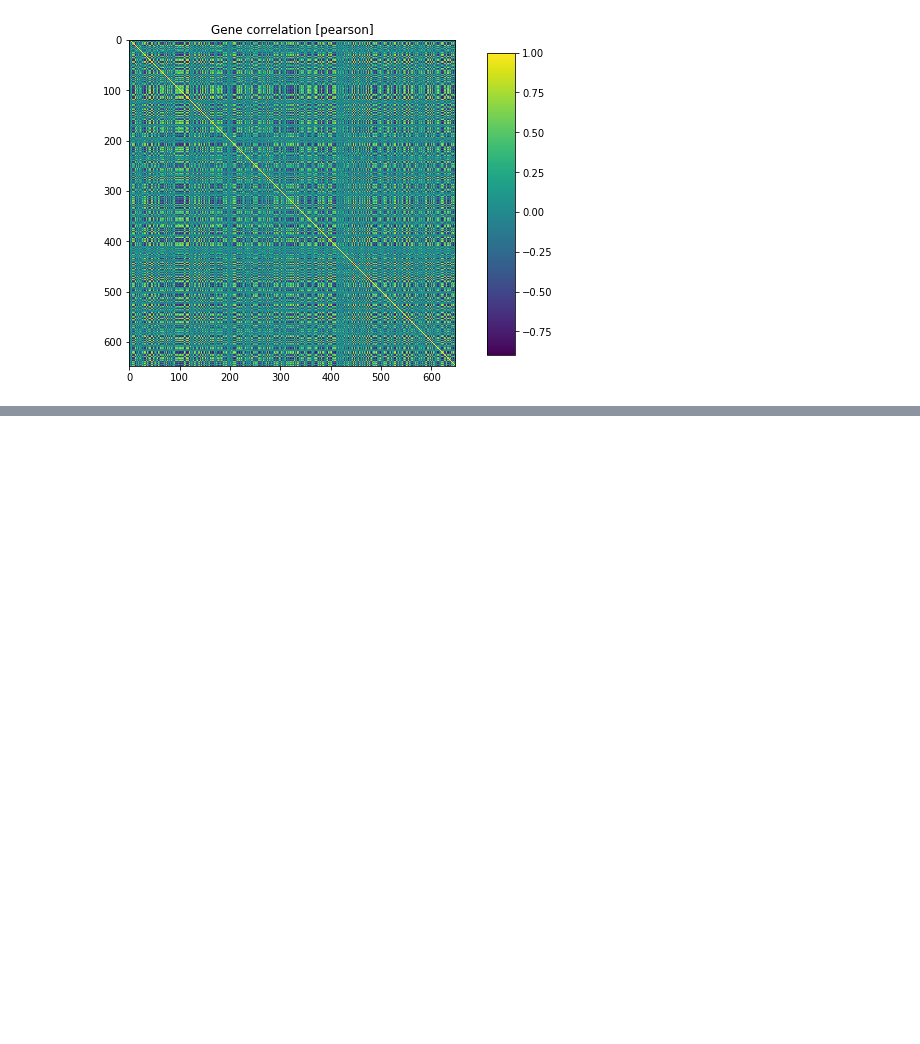
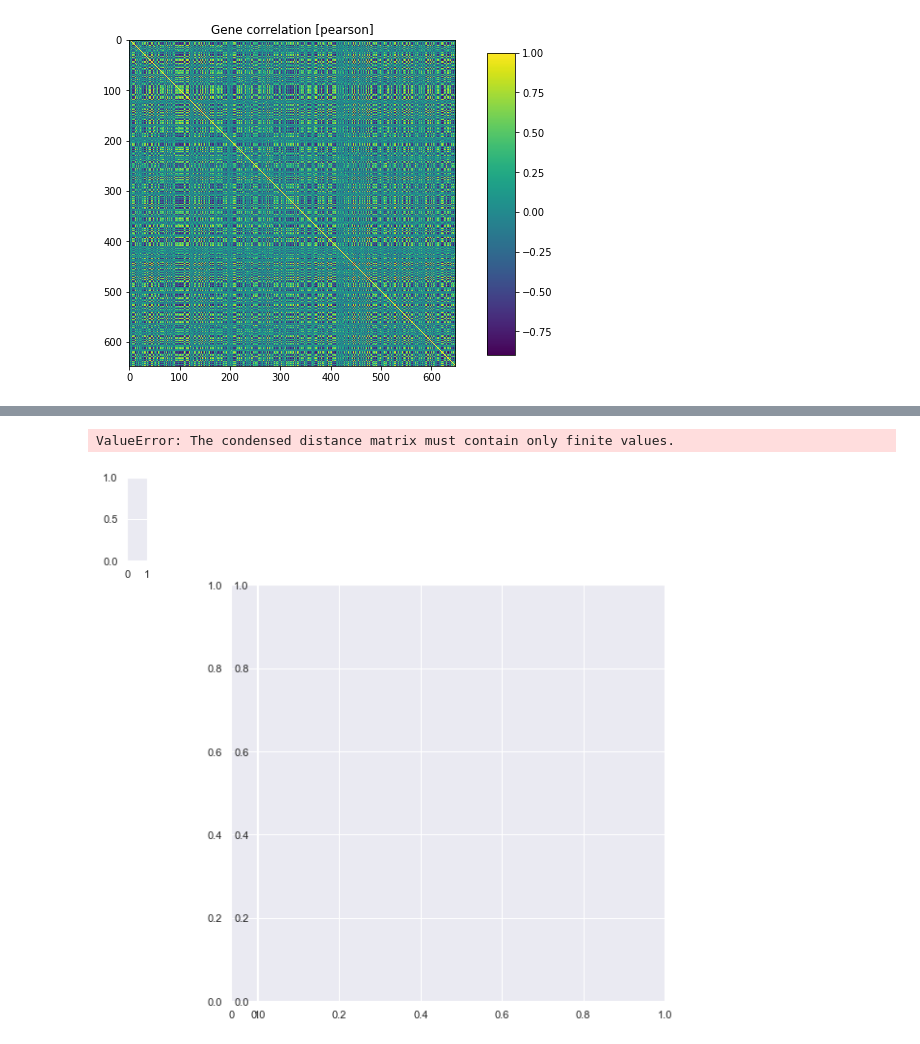
Before and after one commit to amezqui3/context_matters, a Jupyter notebook: scripts/gene_correlation.ipynb, the cells around one changed output, grey strips where cells are left out. Drawn from its saved outputs; the diff is of its cells as text; code cells hidden in the pictures; blank space fills up the shorter version.

```diff
--- a/scripts/gene_correlation.ipynb
+++ b/scripts/gene_correlation.ipynb
@@ -101,3 +132,15 @@ metadata_cols = 5
+# %%
+for idx in foo:
+    if idx == str(idx):
+        value = 0
+        if idx[0] == 'B':
+            value = int('73' + (idx.split('_')[-1])[3:])
+            value = 11
+        else:
+            value = int(idx)
+
+        mask = gene_info.chromosome == idx
+        gene_info.loc[mask, 'chromosome'] = value
 # %%
 tpm = fpkm2tpm(fpkm, skip=metadata_cols)
 # %%
@@ -235,0 +282,7 @@ foo.to_csv(dst+corr_meth+'_gene_correlation_'+ str(cutoff)+'.csv', index=False)
+# %%
+cutoff = 100
+corr_meth = 'pearson'
+corr_csv = '{}_gene_correlation_{}.csv'.format(corr_meth,cutoff)
+
+corr = pd.read_csv(src + corr_csv)
+corr
@@ -235,0 +303,5 @@ foo.to_csv(dst+corr_meth+'_gene_correlation_'+ str(cutoff)+'.csv', index=False)
+# %%
+meta = gene_info.iloc[corr.columns]
+foo = meta.chromosome.unique()
+print(len(foo), meta.shape)
+meta.head(20)
@@ -235,0 +327,10 @@ foo.to_csv(dst+corr_meth+'_gene_correlation_'+ str(cutoff)+'.csv', index=False)
+# %%
+lut = dict(zip(foo, cm.get_cmap('viridis', len(foo)).colors))
+row_colors = meta['chromosome'].map(lut)
+row_colors = row_colors.reset_index(drop=True)
+# %%
+g = sns.clustermap(corr, cmap = 'vlag', row_colors=row_colors)
+plt.savefig(dst + corr_meth + '_clustering_-_cutoff_' + str(round(cutoff)) + '.jpg', dpi=200, optimize=True, format='jpg')
+# %% [output]
+ValueError: The condensed distance matrix must contain only finite values.
+[figure, added]
```
Also changed, not shown: parts of 7 cells of this notebook, 8 other files.
